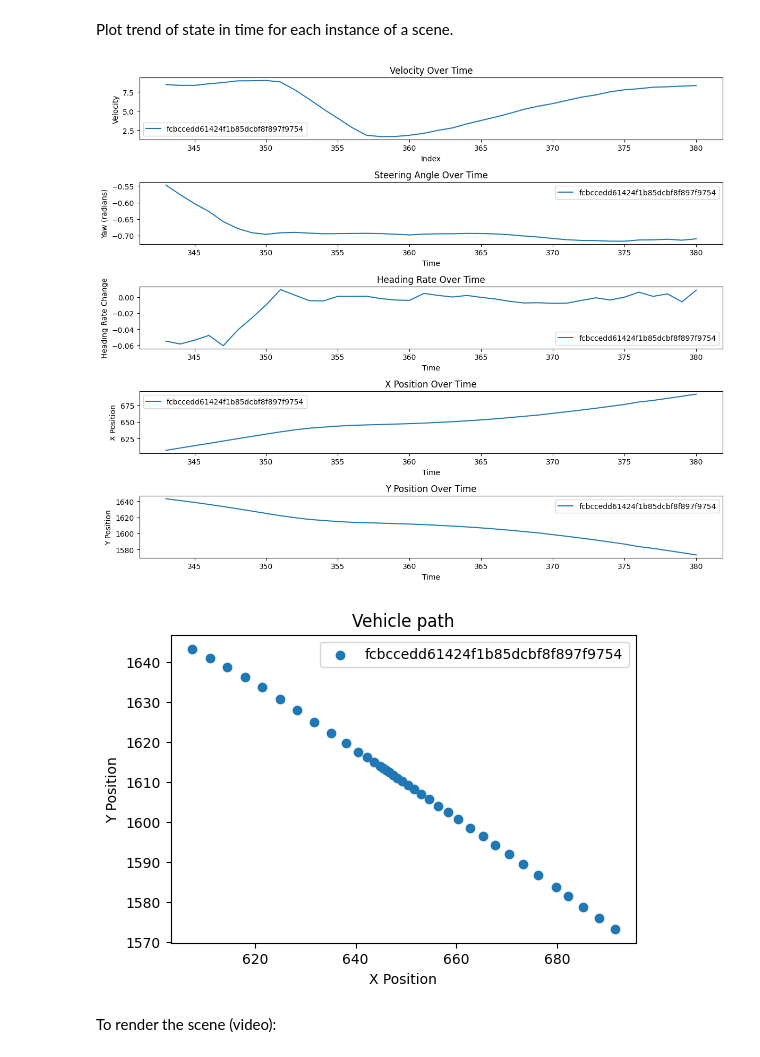
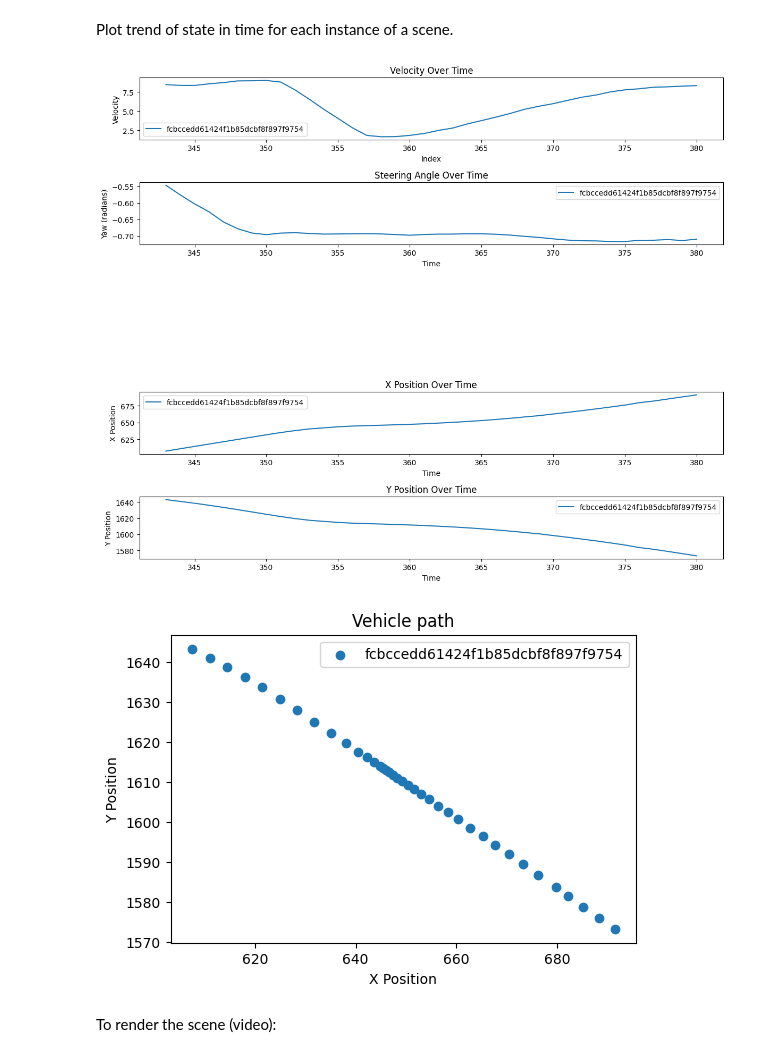
Before and after one commit to SaraMo14/MasterThesis, a Jupyter notebook: demo.ipynb, the cells around one changed output. Cells and saved outputs as stored; diff of their text form; code cells hidden in the pictures.

Commit message:
refactor pg creation, start test agents

```diff
--- a/demo.ipynb
+++ b/demo.ipynb
@@ -46,7 +47,7 @@ dtype_dict = {
     'heading_change_rate': 'float64',
     'delta_local_x': 'float64',
     'delta_local_y': 'float64'}
-df = pd.read_csv(DATAROOT / 'dataset_v1.0-mini_lidar_1.csv', dtype=dtype_dict, parse_dates=['timestamp'])
+df = pd.read_csv(DATAROOT / 'train_v1.0-mini_lidar_0.csv', dtype=dtype_dict, parse_dates=['timestamp'])
 #df['detect_CAM_FRONT'] = df['detect_CAM_FRONT'].apply(lambda x: ast.literal_eval(x))
 #df['detect_CAM_BACK'] = df['detect_CAM_BACK'].apply(lambda x: ast.literal_eval(x))
 df.head()
@@ -82,7 +81,7 @@ array(['2fc3753772e241f2ab2cd16a784cc680',
 # %% [markdown]
 Select a scene and test the  algorithm
 # %%
-scene_test = df['scene_token'].unique()[9]
+scene_test = df['scene_token'].unique()[0]
 example_scene_df = df[df['scene_token']==scene_test]
-example_scene_df
+example_scene_df.head()
 # %% [output]
@@ -150,45 +122,45 @@ plt.xlabel('Time')
 plt.ylabel('Yaw (radians)')
 plt.legend()
 
-plt.subplot(5, 1, 3)
-for scene_token, group in example_scene_df.groupby('scene_token'):
-    plt.plot(group.index, group['heading_change_rate'], label=scene_token)
-plt.title('Heading Rate Over Time')
-plt.xlabel('Time')
-plt.ylabel('Heading Rate Change')
-plt.legend()
+#plt.subplot(5, 1, 3)
+#for scene_token, group in example_scene_df.groupby('scene_token'):
+#    plt.plot(group.index, group['heading_change_rate'], label=scene_token)
+#plt.title('Heading Rate Over Time')
+#plt.xlabel('Time')
+#plt.ylabel('Heading Rate Change')
+#plt.legend()
 
 plt.subplot(5, 1, 4)
 for scene_token, group in example_scene_df.groupby('scene_token'):
     plt.plot(group.index, group['x'], label=scene_token)
 plt.title('X Position Over Time')
 plt.xlabel('Time')
 plt.ylabel('X Position')
 plt.legend()
 
 plt.subplot(5, 1, 5)  # Moved inside the same plt.figure block
 for scene_token, group in example_scene_df.groupby('scene_token'):
     plt.plot(group.index, group['y'], label=scene_token)
 plt.title('Y Position Over Time')
 plt.xlabel('Time')
 plt.ylabel('Y Position')
 plt.legend()
 
 plt.tight_layout()
 plt.show()
 
 
 # Plot x vs y positions for each instance
 plt.figure(figsize=(6, 4))
 for scene_token, group in example_scene_df.groupby('scene_token'):
     plt.scatter(group['x'], group['y'], label=scene_token)
 plt.title('Vehicle path')
 plt.xlabel('X Position')
 plt.ylabel('Y Position')
 plt.legend()
 plt.show()
 # %% [output]
-[figure, old version]
+[figure, new version]
 [figure]
 # %% [markdown]
 To render the scene (video):
```
Also changed, not shown: parts of 15 cells of this notebook, 7 other files.
